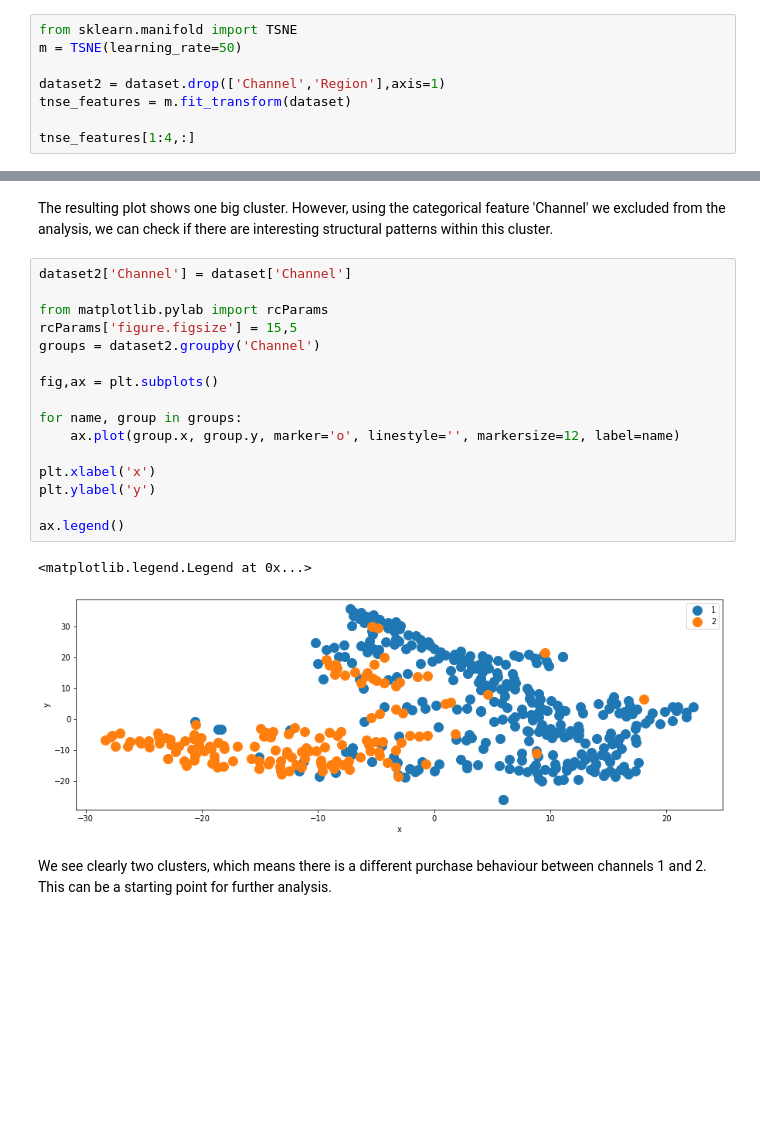
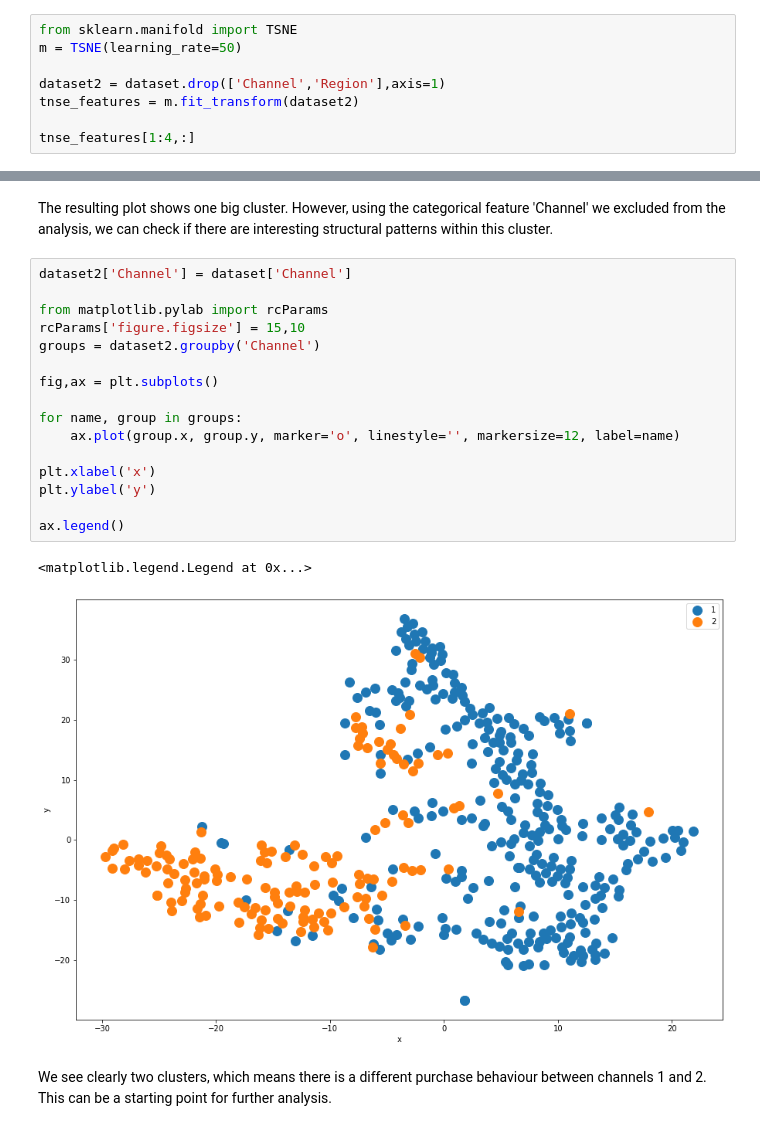
Before and after one commit to HOGENT-Databases/BI-BigData, a Jupyter notebook: notebooks/tsne_visualization.ipynb, the cells around one changed output, grey strips where cells are left out. Cells and saved outputs as stored; diff of their text form; blank space fills up the shorter version.

```diff
--- a/notebooks/tsne_visualization.ipynb
+++ b/notebooks/tsne_visualization.ipynb
@@ -24,7 +24,7 @@ from sklearn.manifold import TSNE
 m = TSNE(learning_rate=50)
 
 dataset2 = dataset.drop(['Channel','Region'],axis=1)
-tnse_features = m.fit_transform(dataset)
+tnse_features = m.fit_transform(dataset2)
 
 tnse_features[1:4,:]
 # %% [output]
@@ -53,22 +53,22 @@ The resulting plot shows one big cluster. However, using the categorical feature
 # %%
 dataset2['Channel'] = dataset['Channel']
 
 from matplotlib.pylab import rcParams
-rcParams['figure.figsize'] = 15,5
+rcParams['figure.figsize'] = 15,10
 groups = dataset2.groupby('Channel')
 
 fig,ax = plt.subplots()
 
 for name, group in groups:
     ax.plot(group.x, group.y, marker='o', linestyle='', markersize=12, label=name)
 
 plt.xlabel('x')
 plt.ylabel('y')
 
 ax.legend()
 # %% [output]
 <matplotlib.legend.Legend at 0x...>
-[figure, old version]
+[figure, new version]
 # %% [markdown]
 We see clearly two clusters, which means there is a different purchase behaviour between channels 1 and 2. This can be a starting point for further analysis.
 # %% [markdown]
```
Also changed, not shown: parts of 3 cells of this notebook, 1 other file.
